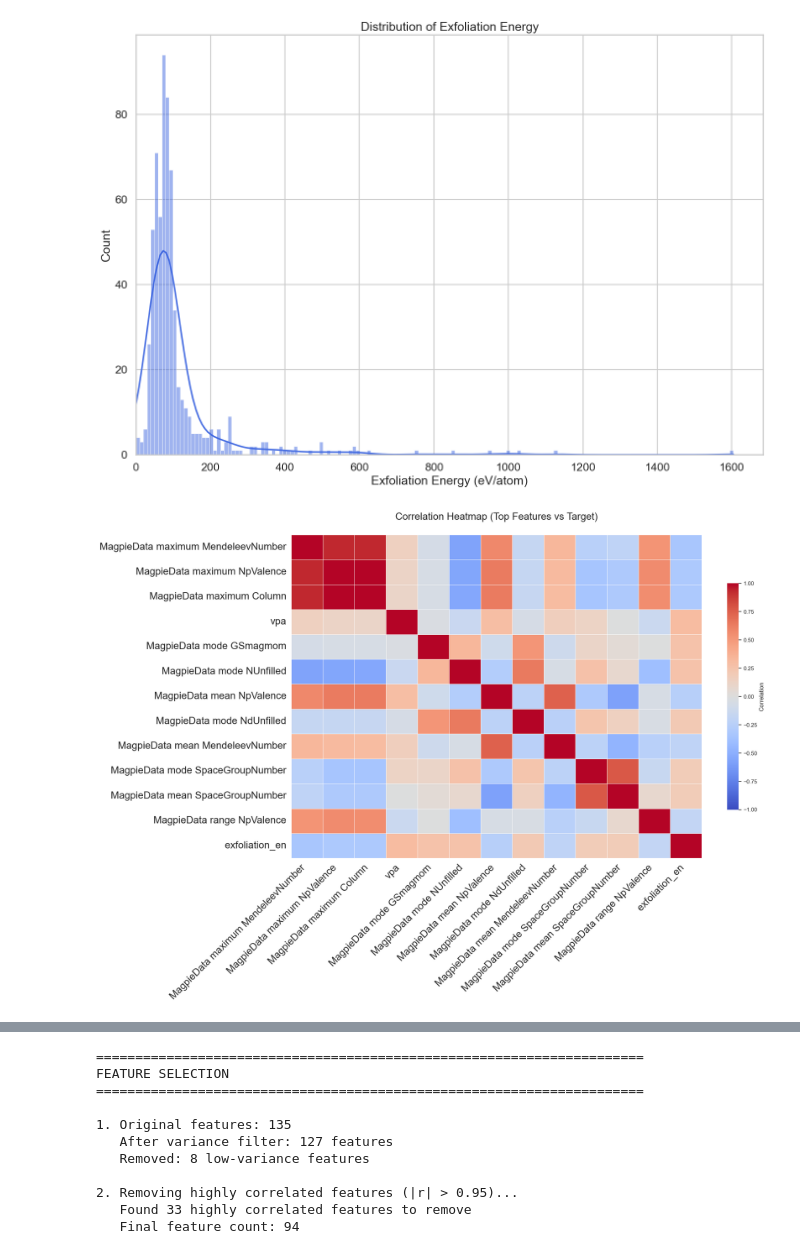
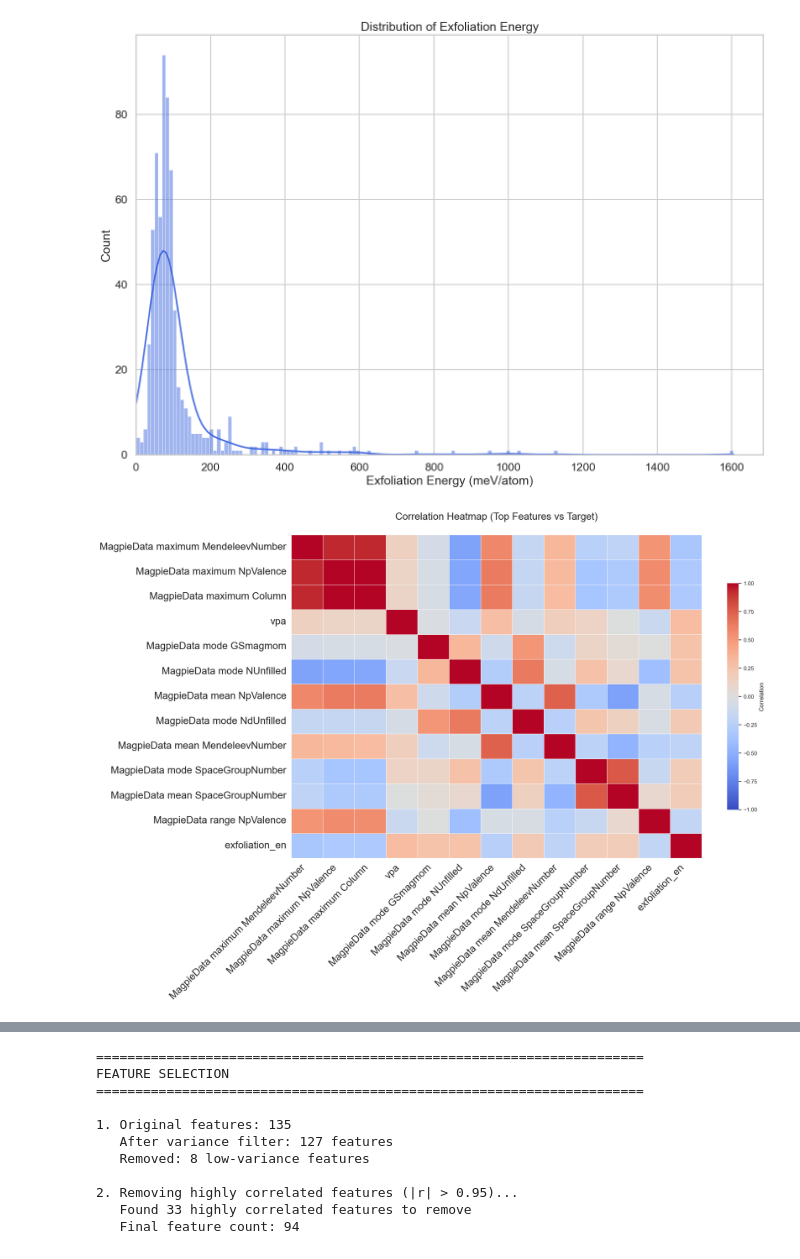
Before and after one commit to AttackOnBreakfast/cmse492_project, a Jupyter notebook: notebooks/exploratory/materials_eda.ipynb, the cells around one changed output, grey strips where cells are left out. Saved outputs shown, nothing was run; the diff lists cells and outputs as text; code cells hidden in the pictures.

```diff
--- a/notebooks/exploratory/materials_eda.ipynb
+++ b/notebooks/exploratory/materials_eda.ipynb
@@ -114,7 +114,7 @@ In a future release, impute_nan will be set to True by default.
 
 plt.figure(figsize=(14,10))
 sns.histplot(df_feat["exfoliation_en"], kde=True, color="royalblue")
-plt.xlabel("Exfoliation Energy (eV/atom)")
+plt.xlabel("Exfoliation Energy (meV/atom)")
 plt.ylabel("Count")
 plt.title("Distribution of Exfoliation Energy")
 plt.xlim(0)
@@ -168,35 +168,35 @@ fig, axes = plt.subplots(2, 2, figsize=(16, 10))
 # Top 3 correlated features
 top_3_features = list(target_corr.head(3).index)
 
 for idx, feature in enumerate(top_3_features):
     row = idx // 2
     col = idx % 2
     axes[row, col].scatter(df_feat[feature], df_feat["exfoliation_en"], alpha=0.6, s=30)
     axes[row, col].set_xlabel(feature)
-    axes[row, col].set_ylabel("Exfoliation Energy (eV/atom)")
+    axes[row, col].set_ylabel("Exfoliation Energy (meV/atom)")
     axes[row, col].set_title(f"Exfoliation Energy vs {feature}")
     axes[row, col].grid(True, alpha=0.3)
 
 # Use the 4th subplot for a summary
 axes[1, 1].axis('off')
 axes[1, 1].text(0.5, 0.7, 'Top 3 Most Correlated Features:',
                 ha='center', va='top', fontsize=14, fontweight='bold')
 summary_text = '\n'.join([f"{i+1}. {feat}: r={target_corr[feat]:.3f}"
                           for i, feat in enumerate(top_3_features)])
 axes[1, 1].text(0.5, 0.5, summary_text, ha='center', va='top',
                 fontsize=12, family='monospace')
 
 plt.tight_layout()
 plt.savefig(FIG_DIR / "top_features_vs_target.png", dpi=300)
 plt.show()
 
 # Print feature statistics
 print("\nTop 10 Features Correlated with Exfoliation Energy:")
 print("="*60)
 for i, (feat, corr_val) in enumerate(target_corr.head(10).items(), 1):
     print(f"{i:2d}. {feat:40s} |r| = {corr_val:.4f}")
 # %% [output]
-[figure, old version]
+[figure, new version]
 [figure]
 [figure]
 Top 10 Features Correlated with Exfoliation Energy:
```
Also changed, not shown: parts of 9 cells of this notebook, 12 other files.
